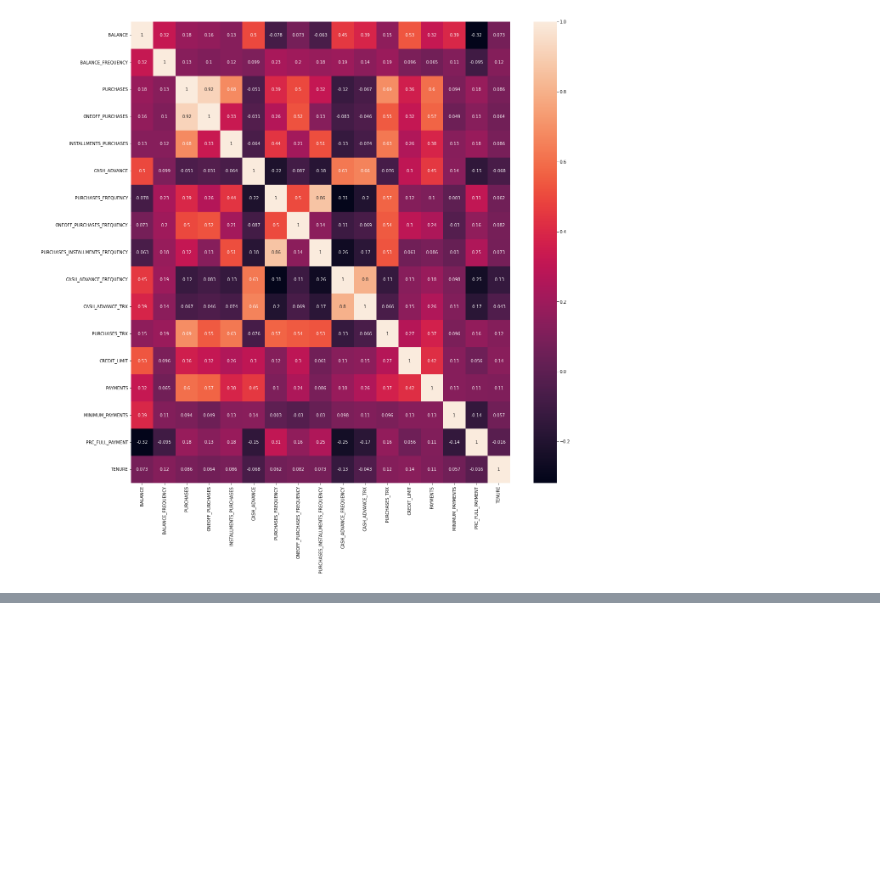
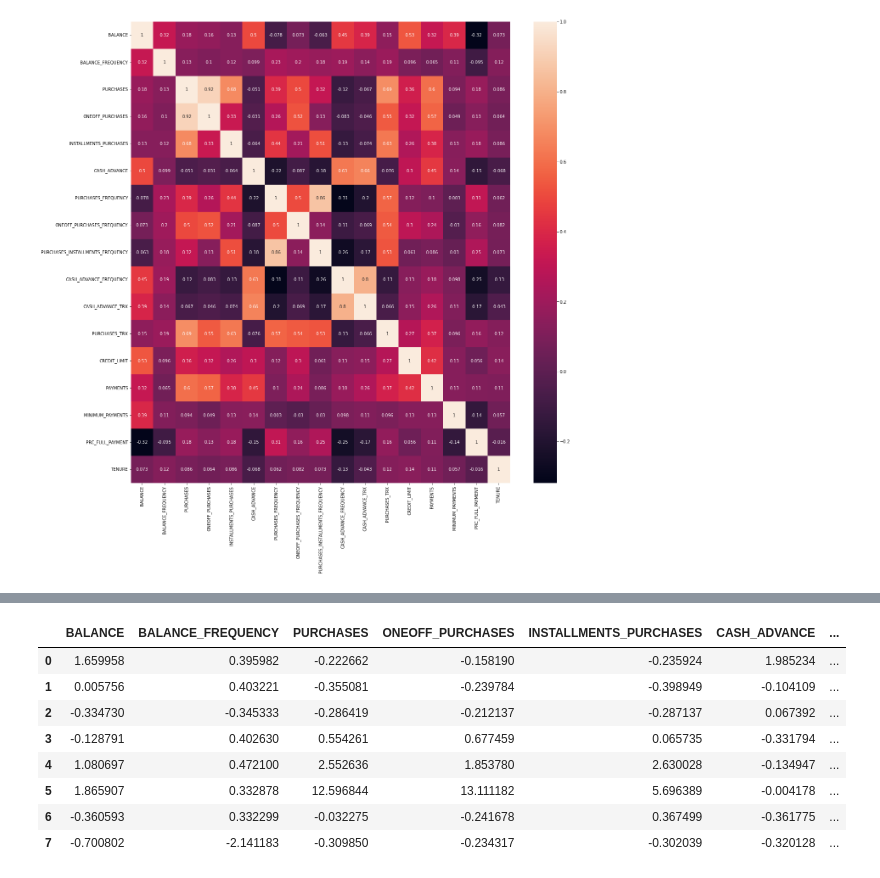
Before and after one commit to Rosivaldojesus/data_analysis, a Jupyter notebook: marketing/main.ipynb, the cells around one changed output, grey strips where cells are left out. Saved outputs shown, nothing was run; the diff lists cells and outputs as text; code cells hidden in the pictures; blank space fills up the shorter version.

```diff
--- a/marketing/main.ipynb
+++ b/marketing/main.ipynb
@@ -198,0 +285,13 @@ sns.heatmap(correlations, annot=True)
+# %%
+cluster_centers = pd.DataFrame(data = kmeans.cluster_centers_, columns= [credicard_df.columns])
+cluster_centers
+# %% [output]
+|  | BALANCE | BALANCE_FREQUENCY | PURCHASES | ONEOFF_PURCHASES | INSTALLMENTS_PURCHASES | CASH_ADVANCE | ... |
+| 0 | 1.659958 | 0.395982 | -0.222662 | -0.158190 | -0.235924 | 1.985234 | ... |
+| 1 | 0.005756 | 0.403221 | -0.355081 | -0.239784 | -0.398949 | -0.104109 | ... |
+| 2 | -0.334730 | -0.345333 | -0.286419 | -0.212137 | -0.287137 | 0.067392 | ... |
+| 3 | -0.128791 | 0.402630 | 0.554261 | 0.677459 | 0.065735 | -0.331794 | ... |
+| 4 | 1.080697 | 0.472100 | 2.552636 | 1.853780 | 2.630028 | -0.134947 | ... |
+| 5 | 1.865907 | 0.332878 | 12.596844 | 13.111182 | 5.696389 | -0.004178 | ... |
+| 6 | -0.360593 | 0.332299 | -0.032275 | -0.241678 | 0.367499 | -0.361775 | ... |
+| 7 | -0.700802 | -2.141183 | -0.309850 | -0.234317 | -0.302039 | -0.320128 | ... |
```
Also changed, not shown: parts of 23 cells of this notebook, 1 other file.
